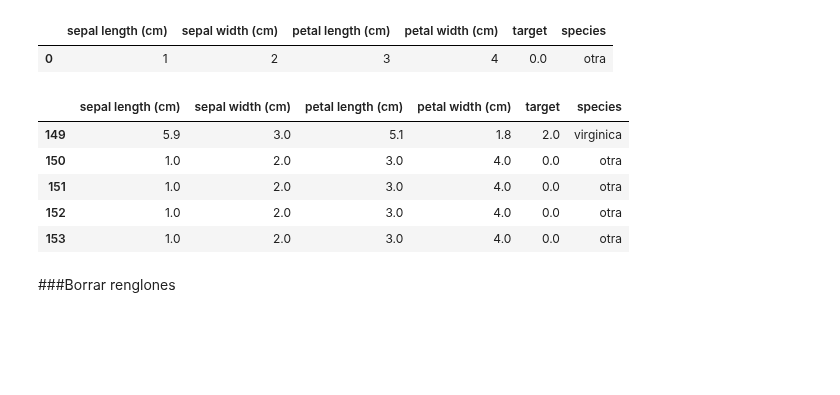
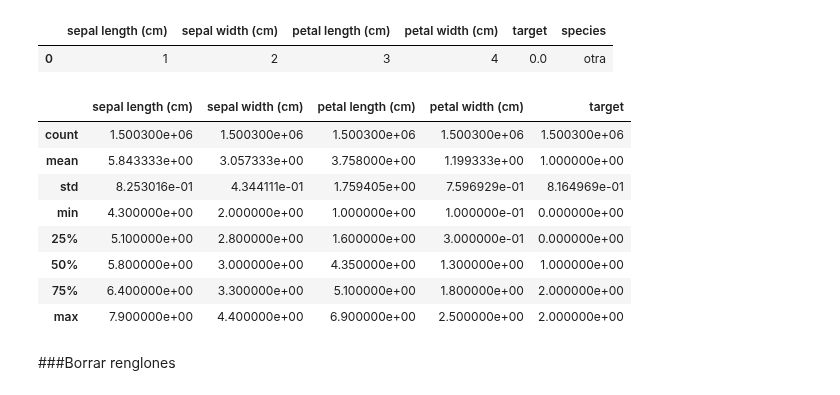
Before and after one commit to jcjimenezb123/ProgramacionPython, a Jupyter notebook: DataFrames.ipynb, the cells around one changed output. Drawn from its saved outputs; the diff is of its cells as text; code cells hidden in the pictures; blank space fills up the shorter version.

```diff
--- a/DataFrames.ipynb
+++ b/DataFrames.ipynb
@@ -497,16 +464,21 @@ df2
 # %% [output]
 |  | sepal length (cm) | sepal width (cm) | petal length (cm) | petal width (cm) | target | species |
 | 0 | 1 | 2 | 3 | 4 | 0.0 | otra |
-# %%
-df=df.append(df2,ignore_index=True)
-df.tail()
-# %% [output]
-|  | sepal length (cm) | sepal width (cm) | petal length (cm) | petal width (cm) | target | species |
-| 149 | 5.9 | 3.0 | 5.1 | 1.8 | 2.0 | virginica |
-| 150 | 1.0 | 2.0 | 3.0 | 4.0 | 0.0 | otra |
-| 151 | 1.0 | 2.0 | 3.0 | 4.0 | 0.0 | otra |
-| 152 | 1.0 | 2.0 | 3.0 | 4.0 | 0.0 | otra |
-| 153 | 1.0 | 2.0 | 3.0 | 4.0 | 0.0 | otra |
+# %%
+for _ in range(10000):
+  df2=df2.append(df,ignore_index=True)
+# %%
+df2.describe()
+# %% [output]
+|  | sepal length (cm) | sepal width (cm) | petal length (cm) | petal width (cm) | target |
+| count | 1.500300e+06 | 1.500300e+06 | 1.500300e+06 | 1.500300e+06 | 1.500300e+06 |
+| mean | 5.843333e+00 | 3.057333e+00 | 3.758000e+00 | 1.199333e+00 | 1.000000e+00 |
+| std | 8.253016e-01 | 4.344111e-01 | 1.759405e+00 | 7.596929e-01 | 8.164969e-01 |
+| min | 4.300000e+00 | 2.000000e+00 | 1.000000e+00 | 1.000000e-01 | 0.000000e+00 |
+| 25% | 5.100000e+00 | 2.800000e+00 | 1.600000e+00 | 3.000000e-01 | 0.000000e+00 |
+| 50% | 5.800000e+00 | 3.000000e+00 | 4.350000e+00 | 1.300000e+00 | 1.000000e+00 |
+| 75% | 6.400000e+00 | 3.300000e+00 | 5.100000e+00 | 1.800000e+00 | 2.000000e+00 |
+| max | 7.900000e+00 | 4.400000e+00 | 6.900000e+00 | 2.500000e+00 | 2.000000e+00 |
 # %% [markdown]
 ###Borrar renglones
 # %%
```
Also changed, not shown: parts of 18 cells of this notebook.
